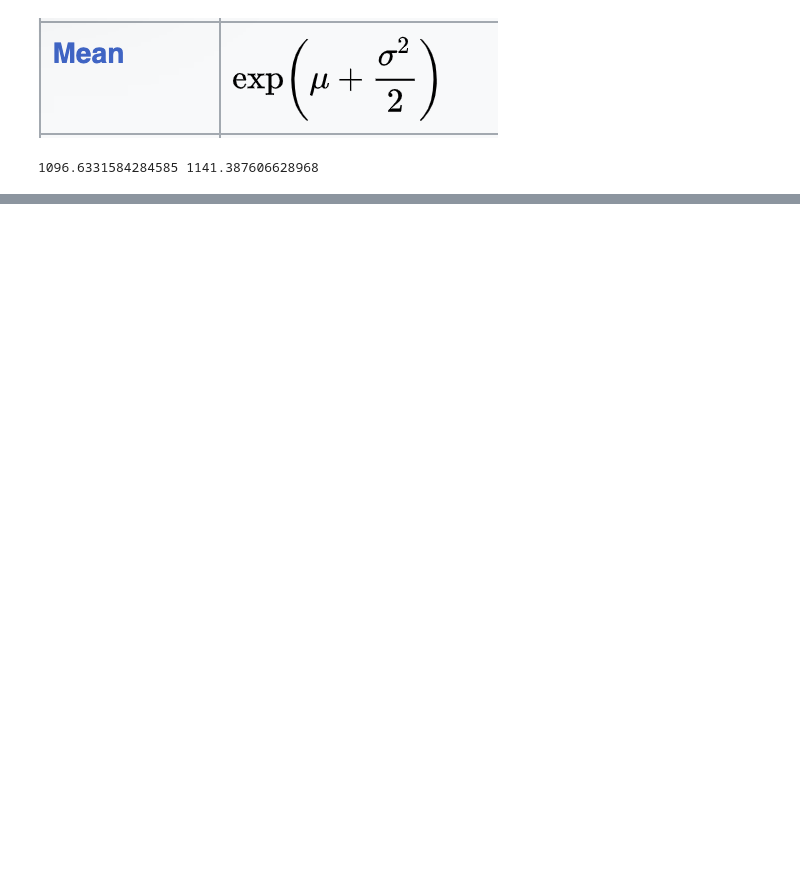
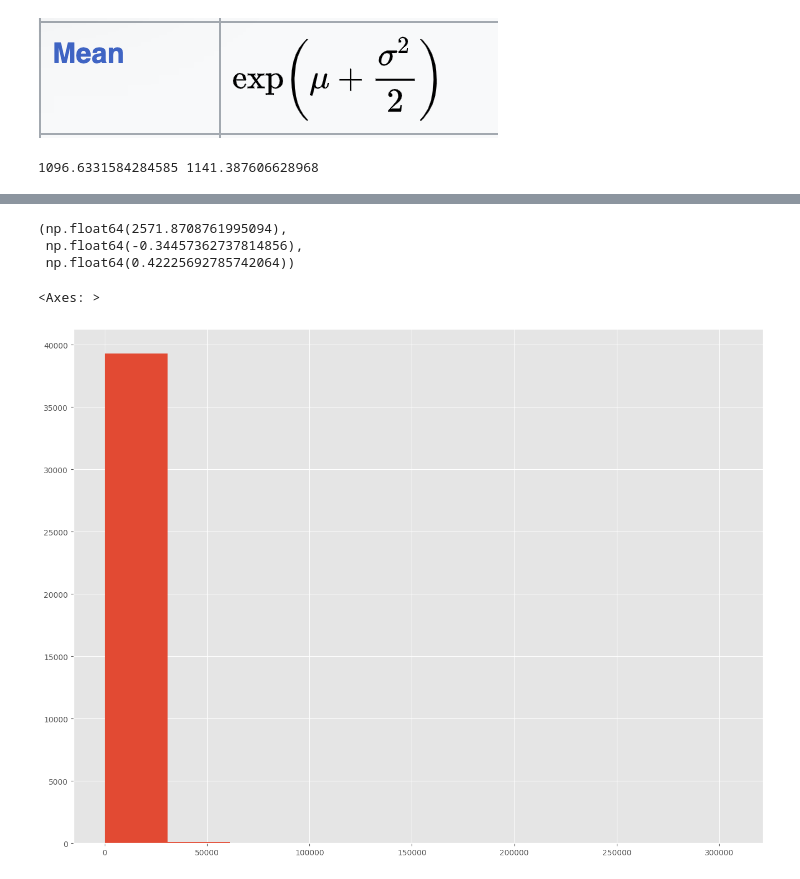
Before and after one commit to akotomin/AB_tests, a Jupyter notebook: notebooks/Statistic/ab_tests._continuous_variables.ipynb, the cells around one changed output, grey strips where cells are left out. Cells and saved outputs as stored; diff of their text form; code cells hidden in the pictures; blank space fills up the shorter version.

```diff
--- a/notebooks/Statistic/ab_tests._continuous_variables.ipynb
+++ b/notebooks/Statistic/ab_tests._continuous_variables.ipynb
@@ -255,0 +302,2 @@ print(
+# %%
+lognormal_dist = pd.Series(np.random.lognormal(mean=5, sigma=2, size=(39441,)))
@@ -255,0 +469,6 @@ print(
+# %%
+pd.DataFrame(best_distibutions)[1][0]
+# %% [output]
+(np.float64(2571.8708761995094),
+ np.float64(-0.34457362737814856),
+ np.float64(0.42225692785742064))
@@ -255,0 +478,5 @@ print(
+# %%
+lognormal_dist.hist()
+# %% [output]
+<Axes: >
+[figure, added]
```
Also changed, not shown: parts of 31 cells of this notebook.
